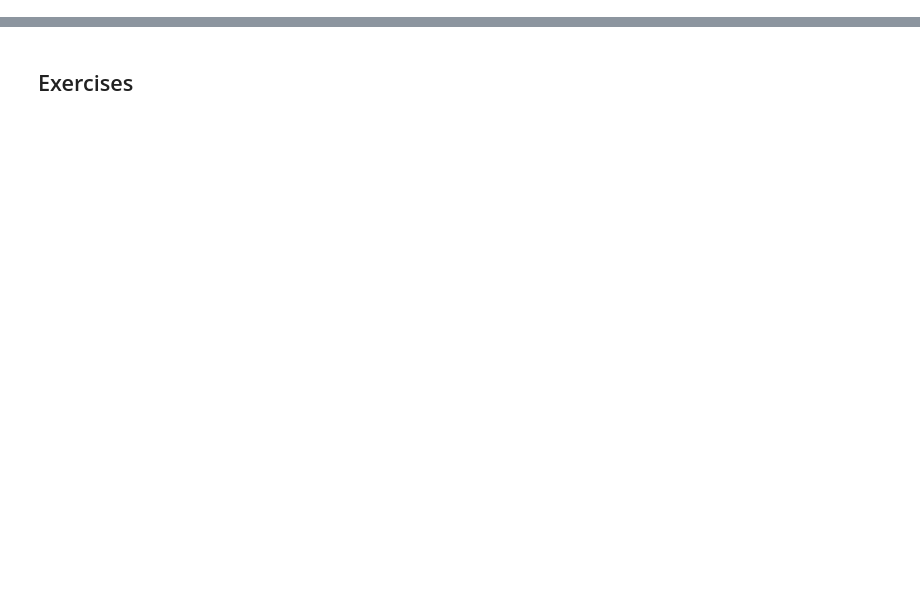
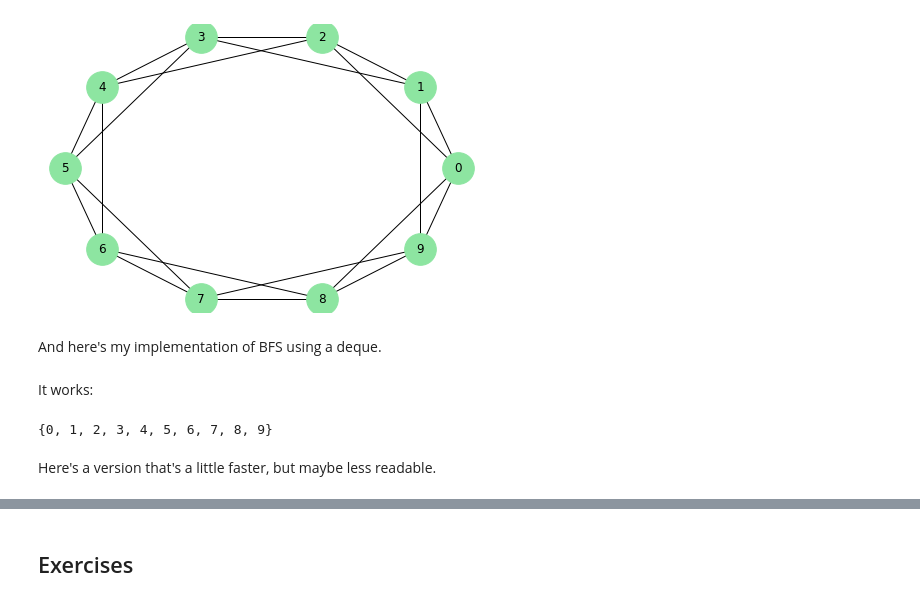
Before and after one commit to powderflask/complex-colab, a Jupyter notebook: notebooks/chap05.ipynb, the cells around one changed output, grey strips where cells are left out. Cells and saved outputs as stored; diff of their text form; code cells hidden in the pictures; blank space fills up the shorter version.

```diff
--- a/notebooks/chap05.ipynb
+++ b/notebooks/chap05.ipynb
@@ -517,0 +40,11 @@ But there is certainly room for a model that does a better job of fitting the wh
+# %%
+def adjacent_edges(nodes, halfk):
+    """Yields edges between each node and `halfk` neighbors.
+
+    halfk: number of edges from each node
+    """
+    n = len(nodes)
+    for i, u in enumerate(nodes):
+        for j in range(i+1, i+halfk+1):
+            v = nodes[j % n]
+            yield u, v
@@ -517,0 +410,11 @@ But there is certainly room for a model that does a better job of fitting the wh
+# %%
+lattice = make_ring_lattice(10, 4)
+# %%
+nx.draw_circular(lattice,
+                 node_color='C2',
+                 node_size=1000,
+                 with_labels=True)
+# %% [output]
+[figure, added]
+# %% [markdown]
+And here's my implementation of BFS using a deque.
@@ -517,0 +440,8 @@ But there is certainly room for a model that does a better job of fitting the wh
+# %% [markdown]
+It works:
+# %%
+reachable_nodes_bfs(lattice, 0)
+# %% [output]
+{0, 1, 2, 3, 4, 5, 6, 7, 8, 9}
+# %% [markdown]
+Here's a version that's a little faster, but maybe less readable.
```
Also changed, not shown: parts of 220 cells of this notebook, 1 other file.
